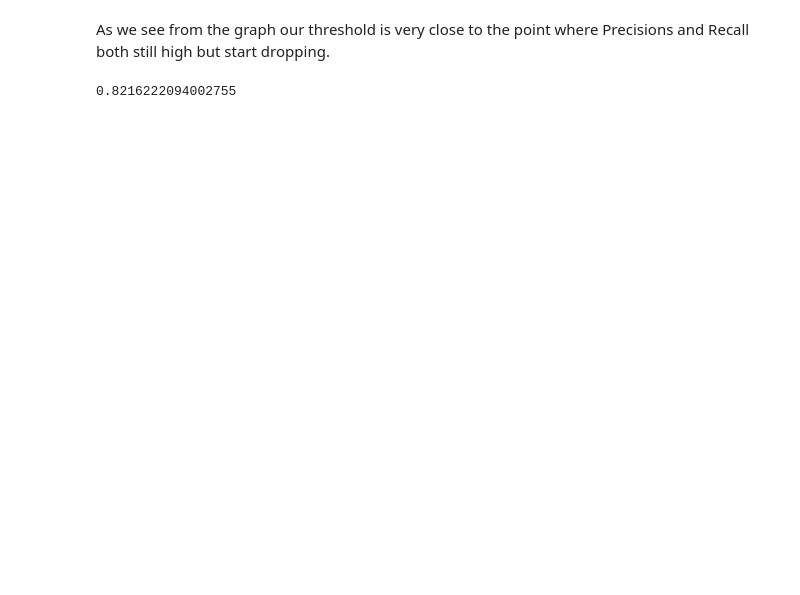
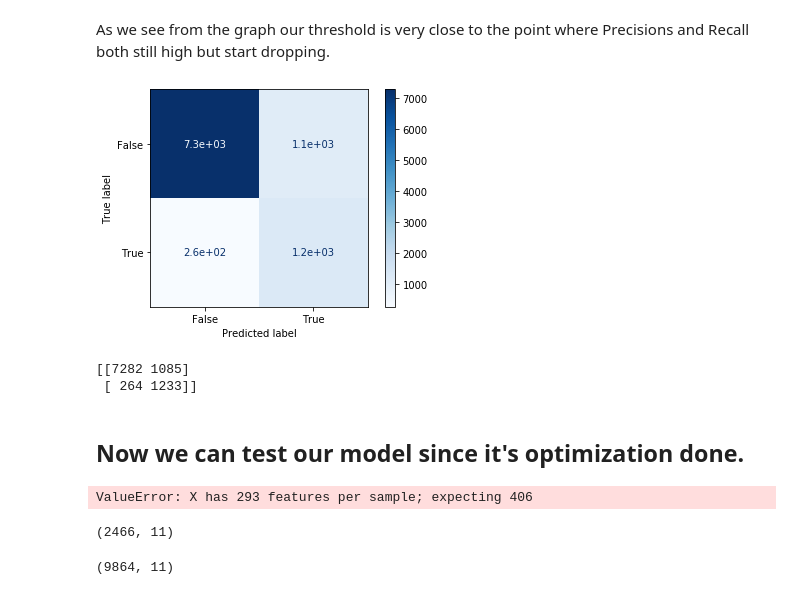
Before and after one commit to sezginisg/online_shoppers, a Jupyter notebook: Sez/Eda.ipynb, the cells around one changed output. Saved outputs shown, nothing was run; the diff lists cells and outputs as text; code cells hidden in the pictures; blank space fills up the shorter version.

```diff
--- a/Sez/Eda.ipynb
+++ b/Sez/Eda.ipynb
@@ -480,4 +462,10 @@ roc_auc_with_threshold  = roc_auc_score(y_train, y_pred1)
-# %%
-roc_auc_with_threshold
-# %% [output]
-0.8216222094002755
+# %%
+cm_plot = plot_confusion_matrix(best_log,df_scaled_joined, y_train, cmap=plt.cm.Blues)
+plt.show()
+print(cm_plot.confusion_matrix)
+# %% [output]
+[figure, added]
+[[7282 1085]
+ [ 264 1233]]
+# %% [markdown]
+## Now we can test our model since it's optimization done.
@@ -483,0 +490,14 @@ roc_auc_with_threshold
+# %%
+y__test_scores = best_log.predict_proba(X_test_final)[:,1]
+y_test_pred = (y_test_scores > threshold)
+cm  = confusion_matrix(y_test, y_test_pred)
+# %% [output]
+ValueError: X has 293 features per sample; expecting 406
+# %%
+test_cat.shape
+# %% [output]
+(2466, 11)
+# %%
+df_cat.shape
+# %% [output]
+(9864, 11)
```
Also changed, not shown: parts of 18 cells of this notebook, 1 other file.
